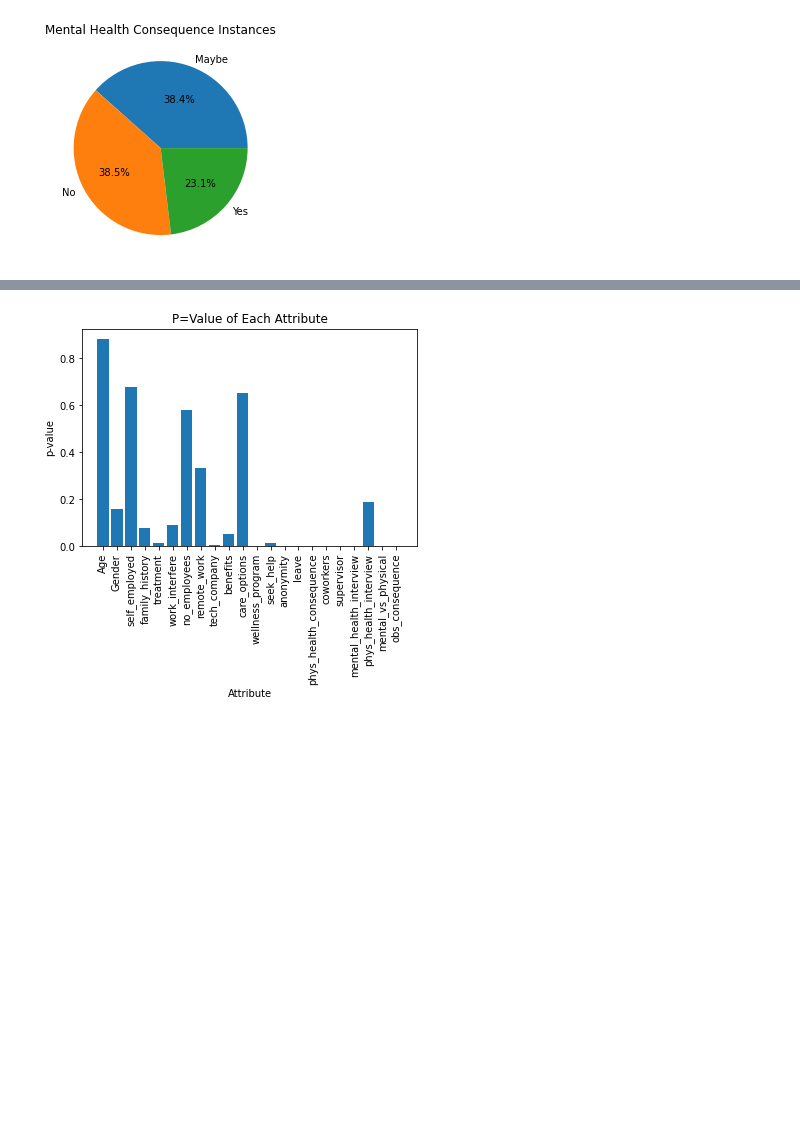
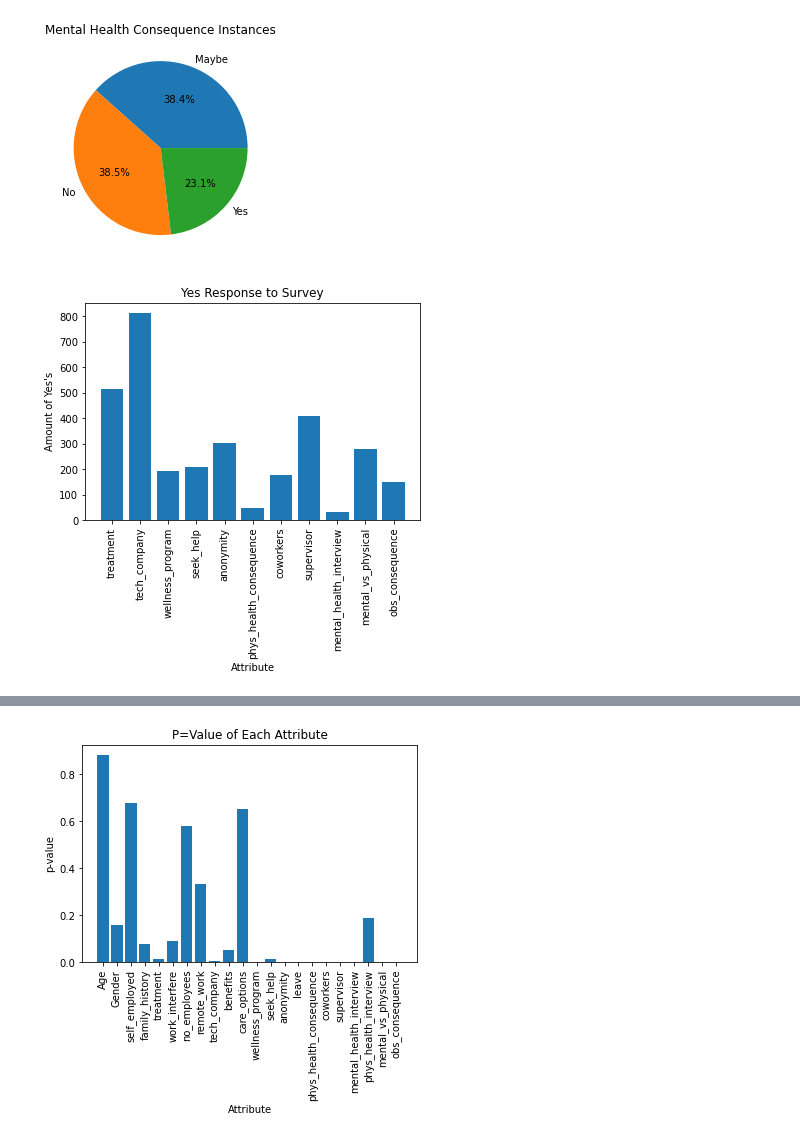
Before and after one commit to jackieaiko/CPSC322FinalProject, a Jupyter notebook: TechincalReport.ipynb, the cells around one changed output, grey strips where cells are left out. Drawn from its saved outputs; the diff is of its cells as text; code cells hidden in the pictures; blank space fills up the shorter version.

Commit message:
visualizations

```diff
--- a/TechincalReport.ipynb
+++ b/TechincalReport.ipynb
@@ -197,3 +197,15 @@ mc_sums = [len(mental_consequence__subtables[0]), len(mental_consequence__subtab
 myutils.pie_chart(mental_consequence_names, mc_sums, "Mental Health Consequence Instances")
 # %% [output]
 [figure]
+# %%
+col_yes_sums = []
+yes_headers = []
+for attribute in survey_table.column_names:
+    wellness_program_header, wellness_program_subtables =  myutils.group_by(table, header_names, attribute)
+    if attribute != "leave":
+        index_yes = wellness_program_header.index("Yes")
+        col_yes_sums.append(len(wellness_program_subtables[index_yes]))
+        yes_headers.append(attribute)
+myutils.bar_chart(yes_headers, col_yes_sums, "Yes Response to Survey", "Attribute", "Amount of Yes's")
+# %% [output]
+[figure, added]
```
Also changed, not shown: parts of 3 cells of this notebook.
